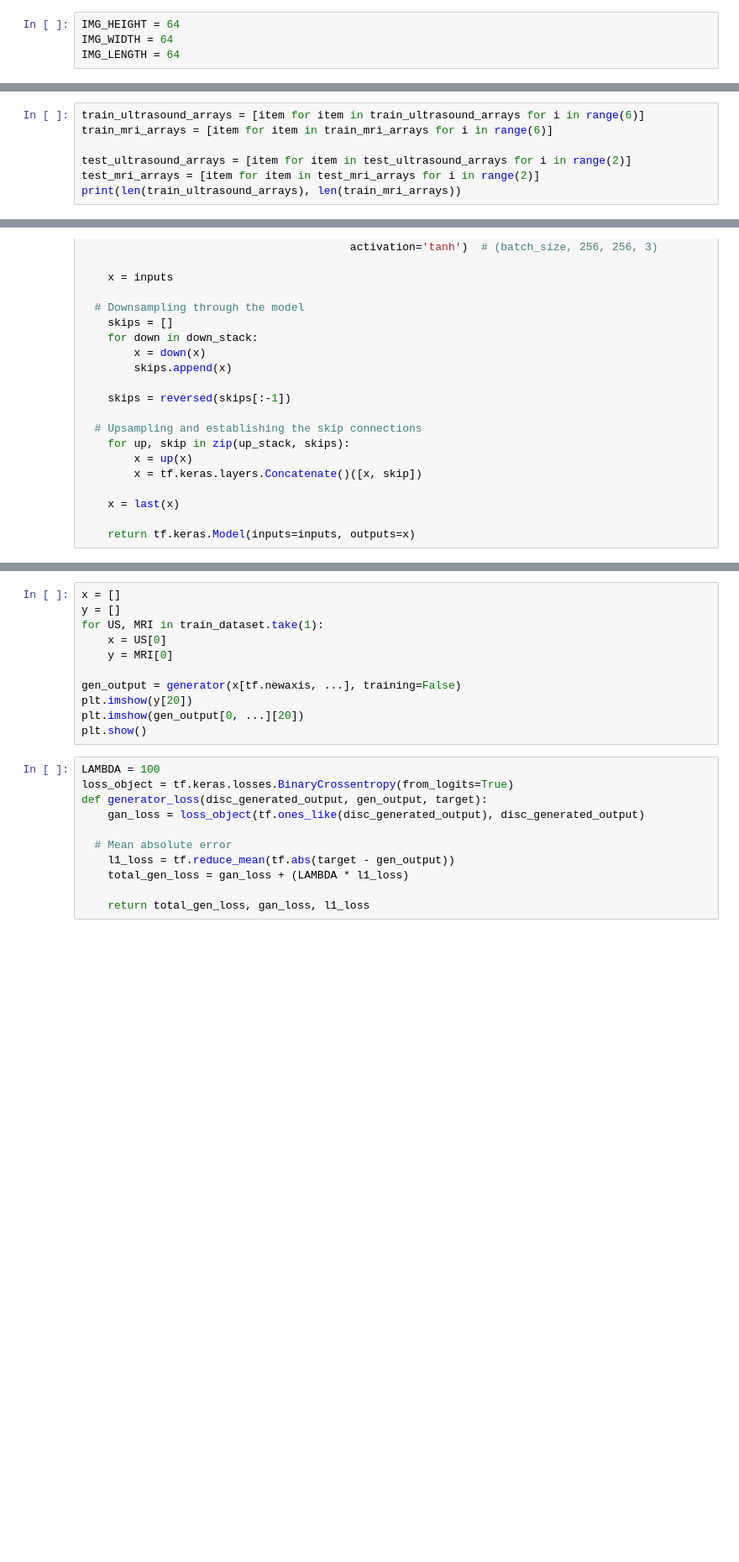
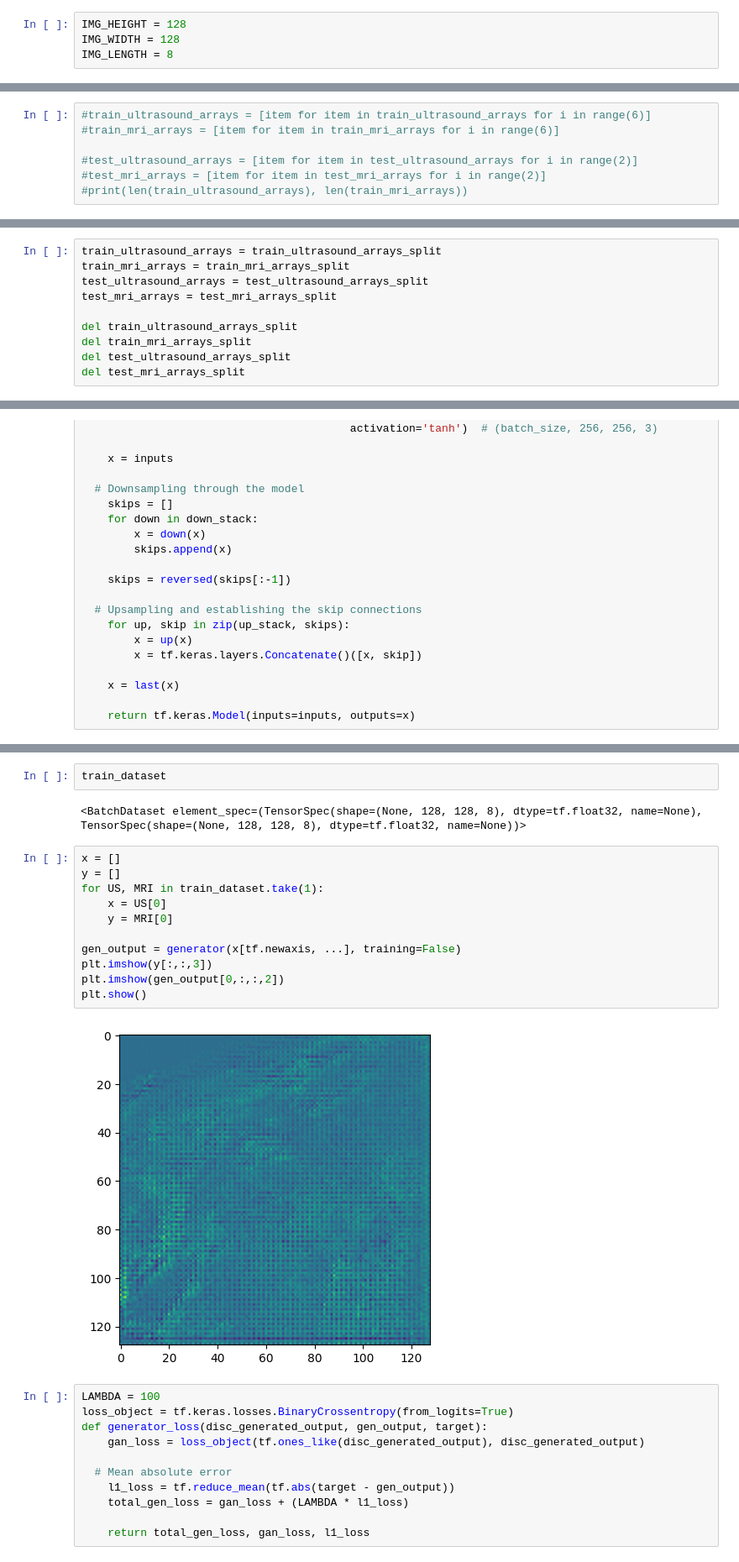
Before and after one commit to shubhamcodez/BrainVoxGen, a Jupyter notebook: VoxGen.ipynb, the cells around one changed output, grey strips where cells are left out. Shown at 84% size. Drawn from its saved outputs; the diff is of its cells as text; blank space fills up the shorter version.

```diff
--- a/VoxGen.ipynb
+++ b/VoxGen.ipynb
@@ -198,7 +198,7 @@ print(sys.getsizeof(train_mri_arrays)/1000000)
 # %%
-IMG_HEIGHT = 64
-IMG_WIDTH = 64
-IMG_LENGTH = 64
+IMG_HEIGHT = 128
+IMG_WIDTH = 128
+IMG_LENGTH = 8
 # %%
 #from torchvision import transforms
 @tf.function()
@@ -255,9 +255,9 @@ def load_image_test(input_image, real_image):
     input_image, real_image = normalize(input_image, real_image)
     return input_image, real_image
 # %%
-train_ultrasound_arrays = [item for item in train_ultrasound_arrays for i in range(6)]
-train_mri_arrays = [item for item in train_mri_arrays for i in range(6)]
+#train_ultrasound_arrays = [item for item in train_ultrasound_arrays for i in range(6)]
+#train_mri_arrays = [item for item in train_mri_arrays for i in range(6)]
 
-test_ultrasound_arrays = [item for item in test_ultrasound_arrays for i in range(2)]
-test_mri_arrays = [item for item in test_mri_arrays for i in range(2)]
-print(len(train_ultrasound_arrays), len(train_mri_arrays))
+#test_ultrasound_arrays = [item for item in test_ultrasound_arrays for i in range(2)]
+#test_mri_arrays = [item for item in test_mri_arrays for i in range(2)]
+#print(len(train_ultrasound_arrays), len(train_mri_arrays))
@@ -266,3 +342,13 @@ print(len(train_ultrasound_arrays), len(train_mri_arrays))
+# %%
+train_ultrasound_arrays = train_ultrasound_arrays_split
+train_mri_arrays = train_mri_arrays_split
+test_ultrasound_arrays = test_ultrasound_arrays_split
+test_mri_arrays = test_mri_arrays_split
+
+del train_ultrasound_arrays_split
+del train_mri_arrays_split
+del test_ultrasound_arrays_split
+del test_mri_arrays_split
 # %%
 train_dataset = tf.data.Dataset.from_tensor_slices((train_ultrasound_arrays, train_mri_arrays))
 test_dataset = tf.data.Dataset.from_tensor_slices((test_ultrasound_arrays, test_mri_arrays))
@@ -373,14 +466,20 @@ tf.keras.utils.plot_model(generator, show_shapes=True, dpi=64)
+# %%
+train_dataset
+# %% [output]
+<BatchDataset element_spec=(TensorSpec(shape=(None, 128, 128, 8), dtype=tf.float32, name=None), TensorSpec(shape=(None, 128, 128, 8), dtype=tf.float32, name=None))>
 # %%
 x = []
 y = []
 for US, MRI in train_dataset.take(1):
     x = US[0]
     y = MRI[0]
 
 gen_output = generator(x[tf.newaxis, ...], training=False)
-plt.imshow(y[20])
-plt.imshow(gen_output[0, ...][20])
+plt.imshow(y[:,:,3])
+plt.imshow(gen_output[0,:,:,2])
 plt.show()
+# %% [output]
+[figure, added]
 # %%
 LAMBDA = 100
 loss_object = tf.keras.losses.BinaryCrossentropy(from_logits=True)
```
Also changed, not shown: parts of 19 cells of this notebook, 30 other files.
